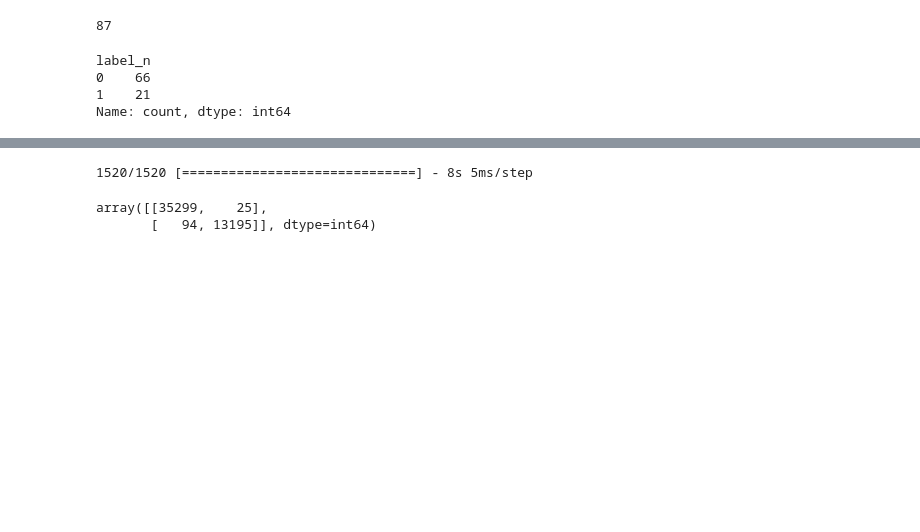
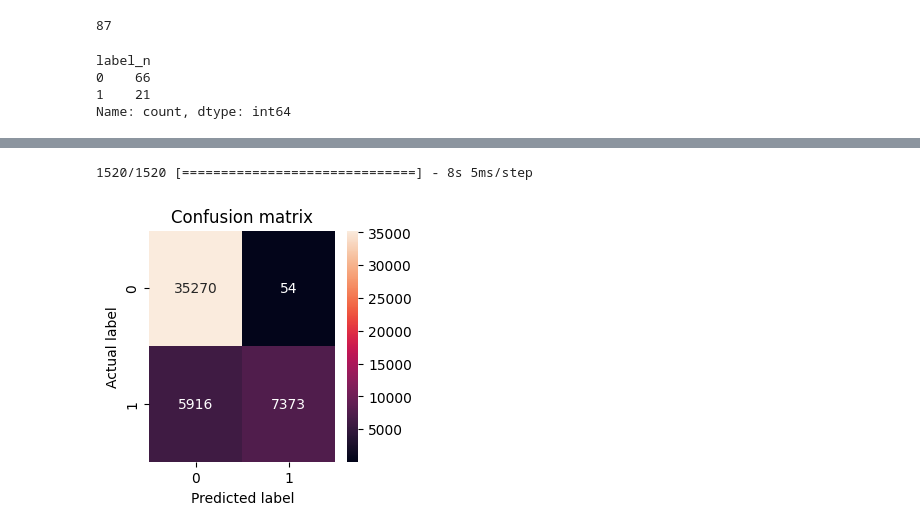
Before and after one commit to theo88400/ML-SECU2024, a Jupyter notebook: src/data_exploration/tom_exploration (fork fisch).ipynb, the cells around one changed output, grey strips where cells are left out. Drawn from its saved outputs; the diff is of its cells as text; code cells hidden in the pictures; blank space fills up the shorter version.

```diff
--- a/src/data_exploration/tom_exploration (fork fisch).ipynb
+++ b/src/data_exploration/tom_exploration (fork fisch).ipynb
@@ -699,0 +720,2 @@ Name: count, dtype: int64
+# %%
+df_htil_network_prepared = df_htil_network_prepared[[col for col in df_htil_network_prepared.columns if "label" not in col.lower() or col.lower() == "label_n"]]
@@ -809,11 +884,19 @@ Test accuracy: 99.76%
 # %%
-# confusion matrix
-from sklearn.metrics import confusion_matrix
+from sklearn.metrics import classification_report, confusion_matrix, roc_auc_score
+import seaborn as sns
+
 y_pred = model.predict(X_test)
-y_pred = np.round(y_pred)
+y_pred = np.round(y_pred).astype(int)
+
 cm = confusion_matrix(y_test, y_pred)
-cm
+
+# plot confusion matrix
+plt.figure(figsize=(3, 3))
+sns.heatmap(cm, annot=True, fmt="d")
+plt.title("Confusion matrix")
+plt.ylabel('Actual label')
+plt.xlabel('Predicted label')
+plt.show()
 # %% [output]
 1520/1520 [==============================] - 8s 5ms/step
-array([[35299,    25],
-       [   94, 13195]], dtype=int64)
+[figure, added]
```
Also changed, not shown: parts of 15 cells of this notebook.
